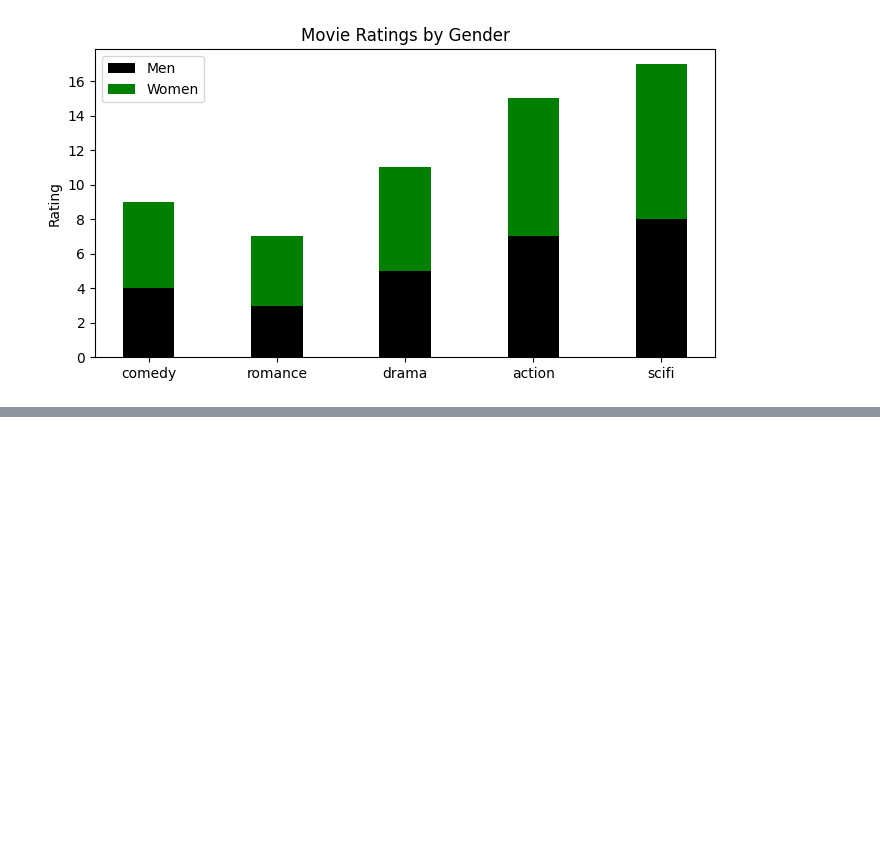
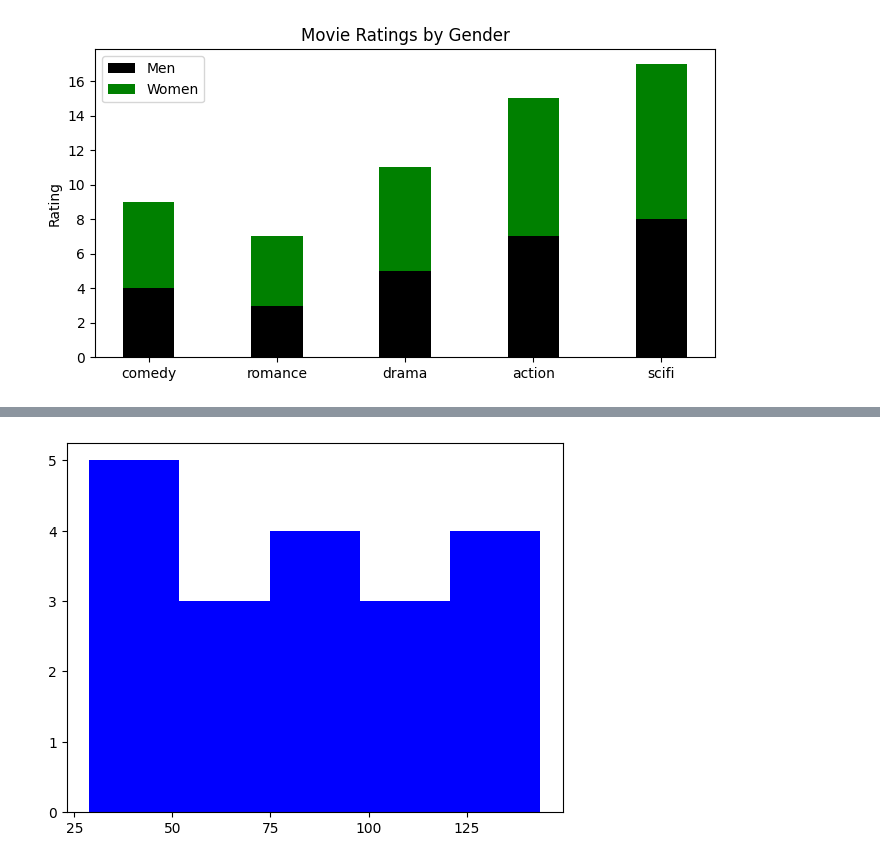
Before and after one commit to sachin5031/Python_Data_Visualization, a Jupyter notebook: BBVHS_04.ipynb, the cells around one changed output, grey strips where cells are left out. Drawn from its saved outputs; the diff is of its cells as text; code cells hidden in the pictures; blank space fills up the shorter version.

```diff
--- a/BBVHS_04.ipynb
+++ b/BBVHS_04.ipynb
@@ -77,0 +117,8 @@ import random
+# %%
+fig, ax = plt.subplots(1, 1)
+
+ax.hist(a, bins=5, color='blue')
+ax.set_xticklabels([0, 25, 50, 75, 100, 125])
+plt.show()
+# %% [output]
+[figure, added]
```
Also changed, not shown: parts of 10 cells of this notebook.
